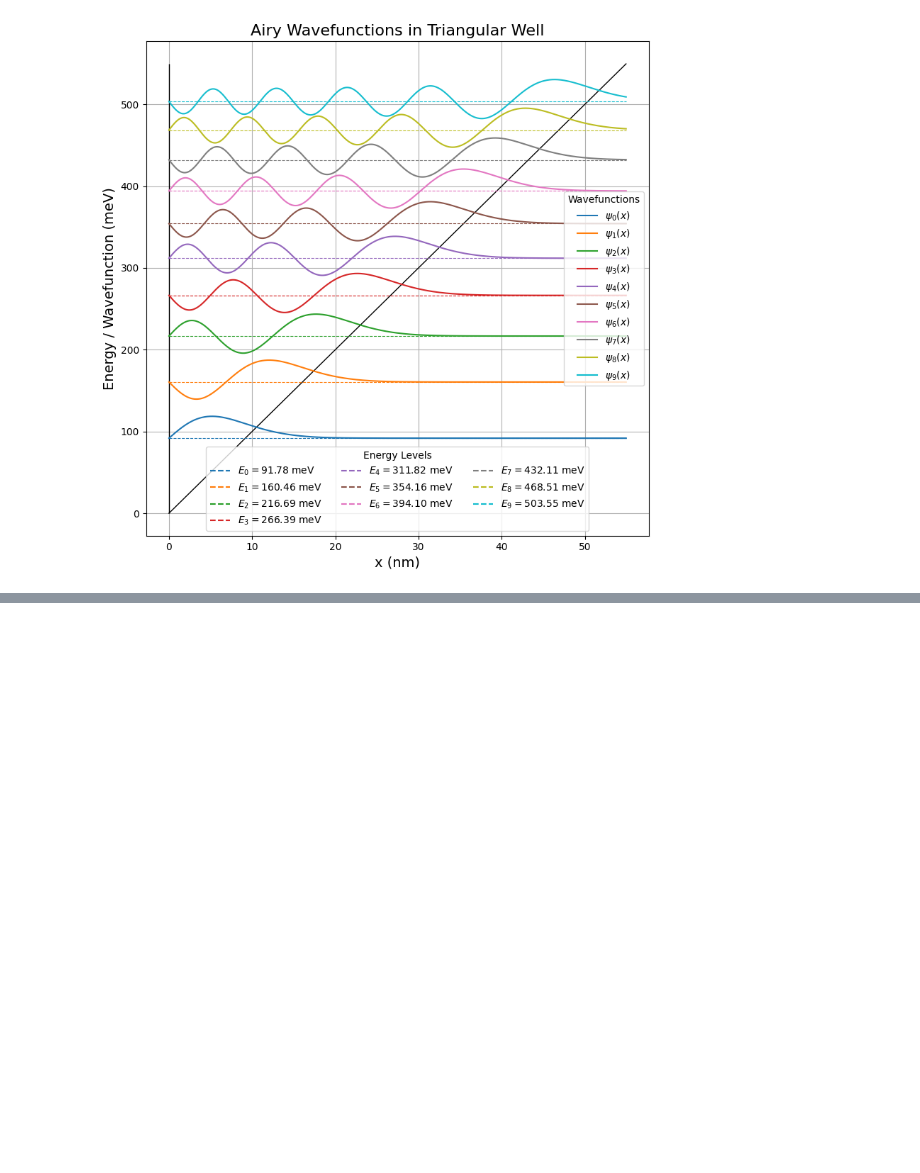
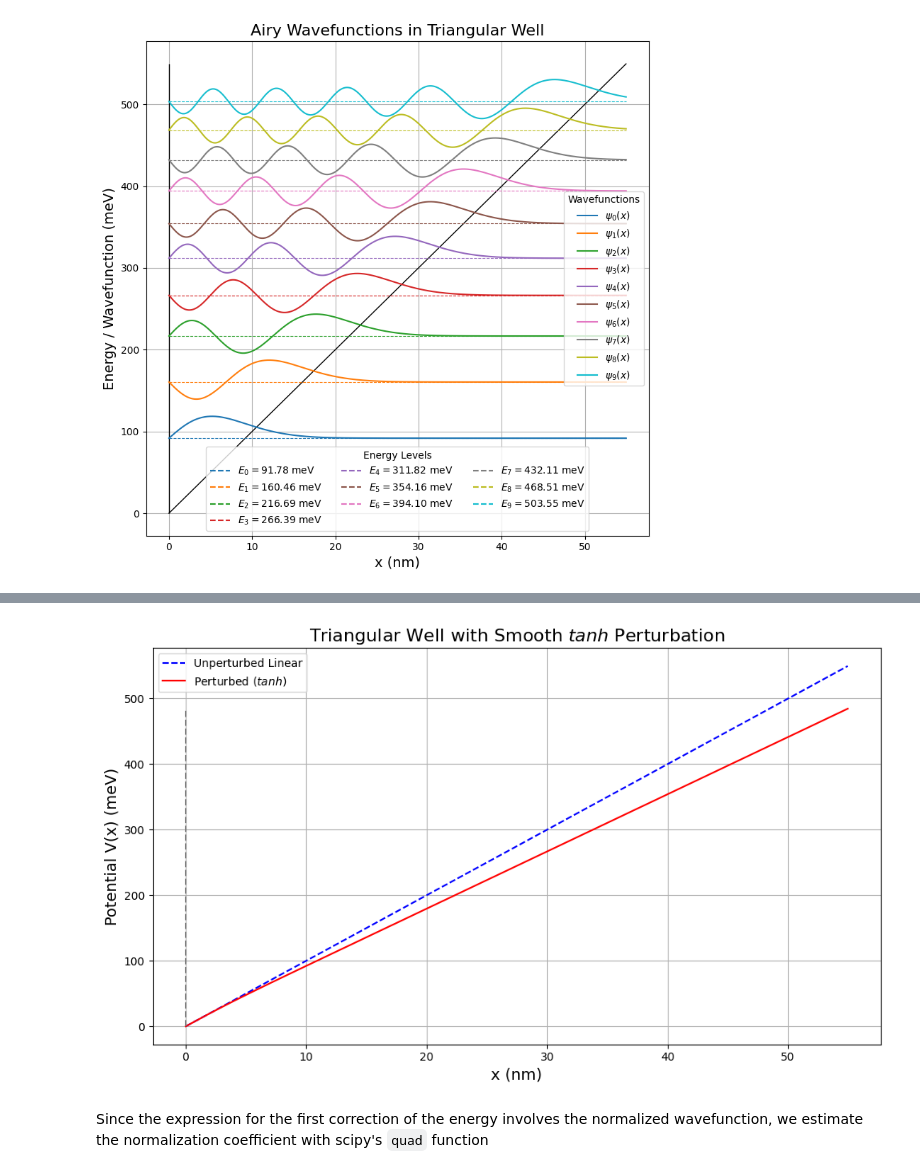
Before and after one commit to fercho111/Applied-QM-Project, a Jupyter notebook: triangular.ipynb, the cells around one changed output, grey strips where cells are left out. Cells and saved outputs as stored; diff of their text form; code cells hidden in the pictures; blank space fills up the shorter version.

Commit message:
solved perturbation theory

````diff
--- a/triangular.ipynb
+++ b/triangular.ipynb
@@ -197,24 +197,10 @@ Energy level 9: 0.5036 eV
 # %%
-import numpy as np
-import matplotlib.pyplot as plt
-import sympy as sy
 from sympy.abc import xi
-from scipy.special import ai_zeros
-from scipy.constants import hbar, e, m_e
-
-# Constants
-F = 1e7  # V/m
-m_eff = 0.063 * m_e
-x0 = ((hbar ** 2) / (2 * m_eff * e * F)) ** (1/3)
 
 # Spatial domain
 x = np.linspace(0, 14 * x0, 1000)
 xi_vals = x / x0
 x_nm = x * 1e9  # For plotting in nm
-
-# Airy zeros and energies
-zeros = ai_zeros(10)[0]
-energies = [(hbar ** 2 / (2 * m_eff * x0 ** 2)) * abs(z) / e for z in zeros]  # in eV
 
 # Potential profile V(x) = e F x in meV
 V = e * F * x
@@ -239,7 +225,7 @@ for n, epsilon_n in enumerate(zeros):
     psi_vals *= 50
 
     # Energy level in meV
-    E_meV = energies[n] * 1e3
+    E_meV = energies[n]
 
     # Shift wavefunction
     psi_shifted = psi_vals + E_meV
@@ -344,0 +271,37 @@ plt.show()
+# %%
+# Domain
+x = np.linspace(0, 14 * x0, 500)
+x_nm = x * 1e9  # for plotting in nm
+
+# Unperturbed potential V0 = e F x (in Joules)
+V0 = e * F * x
+
+# Full tanh perturbation (in J)
+alpha = 1/x0  # scaling factor, we use the characteristic length we found
+beta = 0.005 * e  # max ~5 meV
+z = alpha * x
+
+# Perturbation: remove linear term to make it a true perturbation
+V_pert = beta * (np.tanh(z) - z)
+
+# Total potential (in meV)
+V_total = (V0 + V_pert) / e * 1e3
+V_linear = V0 / e * 1e3
+
+# Plot
+plt.figure(figsize=(10, 6))
+plt.plot(x_nm, V_linear, '--', color='blue', label='Unperturbed Linear')
+plt.plot(x_nm, V_total, color='red', label=r'Perturbed ($tanh$)')
+
+plt.xlabel("x (nm)", fontsize=14)
+plt.ylabel("Potential V(x) (meV)", fontsize=14)
+plt.title(r"Triangular Well with Smooth $tanh$ Perturbation", fontsize=16)
+plt.grid(True)
+plt.vlines(0, 0, np.max(V_total), colors='gray', linestyle='--')
+plt.legend()
+plt.tight_layout()
+plt.show()
+# %% [output]
+[figure, added]
+# %% [markdown]
+Since the expression for the first correction of the energy involves the normalized wavefunction, we estimate the normalization coefficient with scipy's ```quad``` function
````
Also changed, not shown: parts of 9 cells of this notebook.
